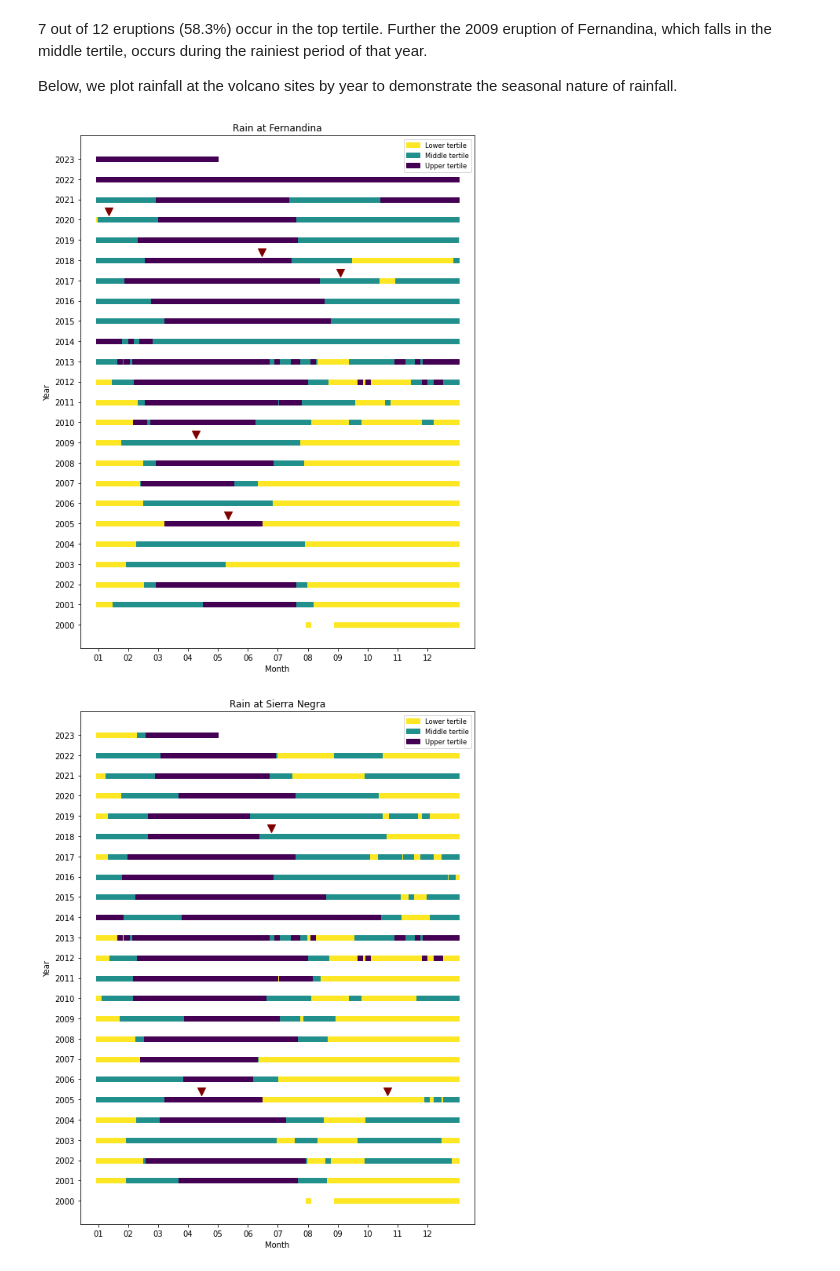
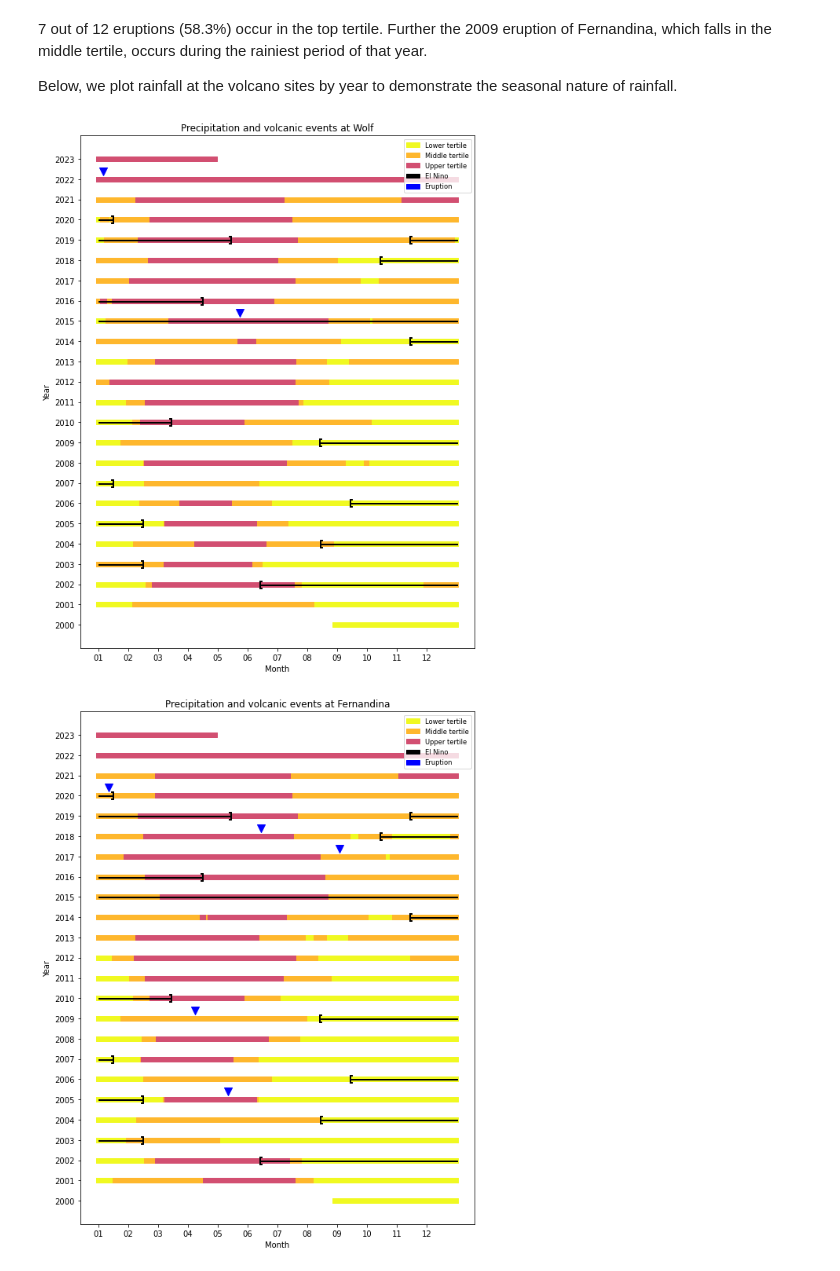
Before and after one commit to jonathan-quartin/um_volcano_project, a Jupyter notebook: old_notebooks/rain_analysis.ipynb, the cells around one changed output. Drawn from its saved outputs; the diff is of its cells as text; code cells hidden in the pictures.

```diff
--- a/old_notebooks/rain_analysis.ipynb
+++ b/old_notebooks/rain_analysis.ipynb
@@ -115,46 +189,69 @@ plt.show()
 Below, we plot rainfall at the volcano sites by year to demonstrate the seasonal nature of rainfall.
 # %%
 # Generates a plot of eruptions for each volcano listed in "picks", along with color coding of the top three quintiles of rainfall.
-volcanos = {'Fernandina': (-91.55, -.35, 'Fernandina'), 'Azul, Cerro': (-91.35, -.95, 'Cerro Azul'), 'Negra, Sierra': (-91.15, -.85, 'Sierra Negra'), 'Wolf': (-91.35, .05, 'Wolf')}
+volcanos = {'Wolf': (-91.35, .05, 'Wolf'), 'Fernandina': (-91.55, -.35, 'Fernandina'), 'Negra, Sierra': (-91.15, -.85, 'Sierra Negra'), 'Azul, Cerro': (-91.35, -.95, 'Cerro Azul')}
 picks = ['Fernandina', 'Negra, Sierra', 'Azul, Cerro', 'Wolf']
-
+elninos = [['2002-06-15', '2003-02-14'], ['2004-08-15', '2005-02-14'], ['2006-09-15', '2007-01-15'], ['2009-08-15', '2010-03-15'], ['2014-11-15', '2016-04-15'], ['2018-10-15', '2019-05-15'], ['2019-11-15', '2020-01-15']]
+for i in elninos:
+    i[0] = date_to_decimal_year(i[0])
+    i[1] = date_to_decimal_year(i[1])
 eruptions['Decimal'] = eruptions.Start.apply(date_to_decimal_year)
 
-for pick in picks:
+plasma_colormap = cm.get_cmap('plasma', num_colors)
+
+color1_rgb = plasma_colormap(255)[:3]  # RGB for the first color
+color2_rgb = plasma_colormap(215)[:3]  # RGB for a color in the middle
+color3_rgb = plasma_colormap(135)[:3]
+
+for pick in volcanos:
 
     erupt_dates = np.array(eruptions['Decimal'][(eruptions['Volcano'] == pick) & (eruptions['Start'] >= '2000')])
     rolling_galapagos = rainfall[(rainfall['Longitude'] == volcanos[pick][0]) & (rainfall['Latitude'] == volcanos[pick][1])].copy()
+    rolling_galapagos['Decimal'] = rolling_galapagos.Date.apply(date_to_decimal_year)
+    rolling_galapagos = rolling_galapagos.sort_values(by=['Decimal'])
     rolling_galapagos['roll90'] = rolling_galapagos.Precipitation.rolling(90).mean()
-    rolling_galapagos['Decimal'] = rolling_galapagos.Date.apply(date_to_decimal_year)
     rolling_galapagos = rolling_galapagos.dropna()
 
     plt.figure(figsize=(9,12))
 
     volc_x = [((i) % 1) for i in erupt_dates]
     volc_y = [(i // 1) + .4 for i in erupt_dates]
     labels = list(eruptions['Volcano'][(eruptions['Start'] >= '2004-11-01') & (eruptions['Volcano'] == pick)])
-    plt.scatter(volc_x, volc_y, color='maroon', marker='v', s=100)
+    plt.scatter(volc_x, volc_y, color='blue', marker='v', s=100)
 
     dates = rolling_galapagos.sort_values(by=['roll90'])['Decimal']
     x = np.array((dates) % 1)
     y = np.array((dates) // 1)
     bin_size = len(x) // 3
+
     colors = [color1_rgb, color2_rgb, color3_rgb]
     for i in range(3):
         plt.scatter(x[i*bin_size:(i+1)*bin_size], y[i*bin_size:(i+1)*bin_size], color=colors[i], marker='s', s =30)
     legend_handles = [
     mpatches.Patch(color=colors[0], label='Lower tertile'),
     mpatches.Patch(color=colors[1], label='Middle tertile'),
-    mpatches.Patch(color=colors[2], label='Upper tertile')
+    mpatches.Patch(color=colors[2], label='Upper tertile'),
+    mpatches.Patch(color='black', label='El Nino'),
+    mpatches.Patch(color='blue', label='Eruption')
 ]
+    nino_x_starts = [((i[0]) % 1) for i in elninos]
+    nino_y_starts = [(i[0] // 1) for i in elninos]
+    nino_x_ends = [((i[1]) % 1) for i in elninos]
+    nino_y_ends = [(i[1] // 1) for i in elninos]
+    plt.scatter(nino_x_starts, nino_y_starts, color='black', marker='$[$', s=100)
+    plt.scatter(nino_x_ends, nino_y_ends, color='black', marker='$]$', s=100)
+
+    for i in elninos:
+        vals = np.array([l for l in np.arange(i[0],i[1],.001)])
+        plt.scatter(vals % 1, vals // 1, color='black', marker = 's', s = 1)
 
     plt.yticks([2000+k for k in range(24)], [str(2000+k) for k in range(24)])
     plt.xticks([(1/12)*k for k in range(12)], ['01', '02', '03', '04', '05', '06', '07', '08', '09', '10', '11', '12'])
     plt.xlabel("Month")
     plt.ylabel("Year")
-    plt.title('Rain at ' + volcanos[pick][2])
+    plt.title('Precipitation and volcanic events at ' + volcanos[pick][2])
     plt.legend(handles=legend_handles, fontsize='small')
     plt.show()
 # %% [output]
-[figure, old version]
+[figure, new version]
-[figure, old version]
+[figure, new version]
```
Also changed, not shown: parts of 9 cells of this notebook.
